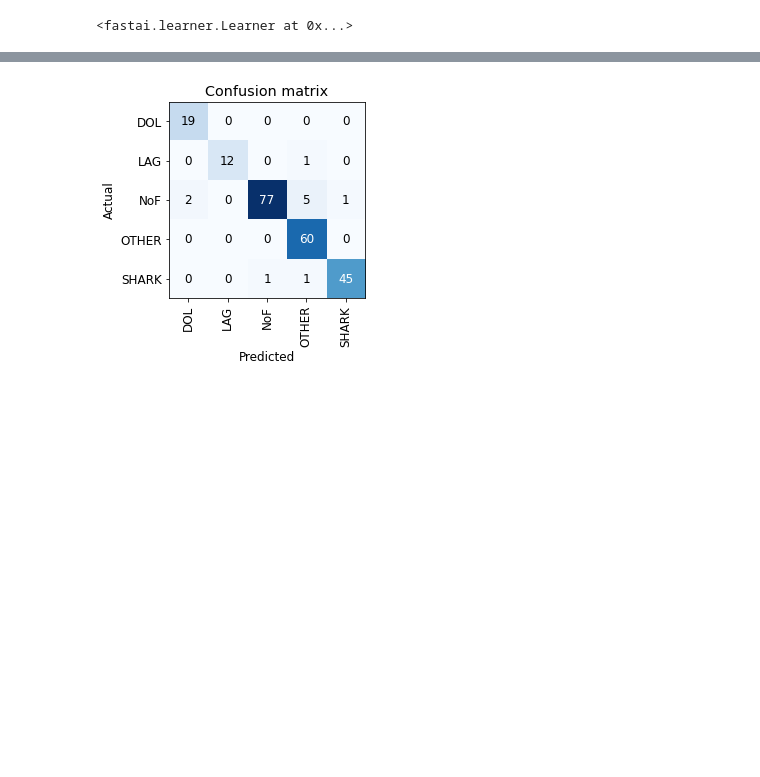
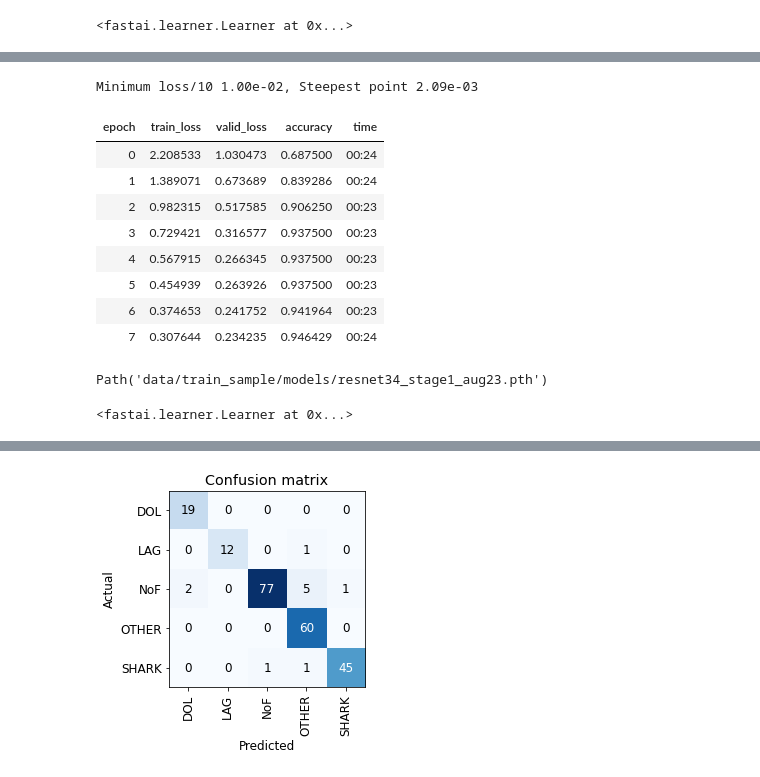
Before and after one commit to lehtone1/nature_concervancy, a Jupyter notebook: 1.1_initial_model.ipynb, the cells around one changed output, grey strips where cells are left out. Drawn from its saved outputs; the diff is of its cells as text; code cells hidden in the pictures; blank space fills up the shorter version.

```diff
--- a/1.1_initial_model.ipynb
+++ b/1.1_initial_model.ipynb
@@ -154,0 +94,4 @@ learn.load("resnet34_stage2")
+# %%
+dls = get_dls(64, 448, 448 * 2/3, "data/train_sample")
+# %%
+learn = cnn_learner(dls, resnet34, metrics=accuracy)
@@ -154,0 +103,24 @@ learn.load("resnet34_stage2")
+# %%
+print(f"Minimum loss/10 {lr_min:.2e}, Steepest point {lr_steep:.2e}")
+# %% [output]
+Minimum loss/10 1.00e-02, Steepest point 2.09e-03
+# %%
+learn.fit_one_cycle(8, lr_max = lr_steep)
+# %% [output]
+| epoch | train_loss | valid_loss | accuracy | time |
+| 0 | 2.208533 | 1.030473 | 0.687500 | 00:24 |
+| 1 | 1.389071 | 0.673689 | 0.839286 | 00:24 |
+| 2 | 0.982315 | 0.517585 | 0.906250 | 00:23 |
+| 3 | 0.729421 | 0.316577 | 0.937500 | 00:23 |
+| 4 | 0.567915 | 0.266345 | 0.937500 | 00:23 |
+| 5 | 0.454939 | 0.263926 | 0.937500 | 00:23 |
+| 6 | 0.374653 | 0.241752 | 0.941964 | 00:23 |
+| 7 | 0.307644 | 0.234235 | 0.946429 | 00:24 |
+# %%
+learn.save("resnet34_stage1_aug23")
+# %% [output]
+Path('data/train_sample/models/resnet34_stage1_aug23.pth')
+# %%
+learn.load("resnet34_stage1_aug23")
+# %% [output]
+<fastai.learner.Learner at 0x...>
```
Also changed, not shown: parts of 71 cells of this notebook.
